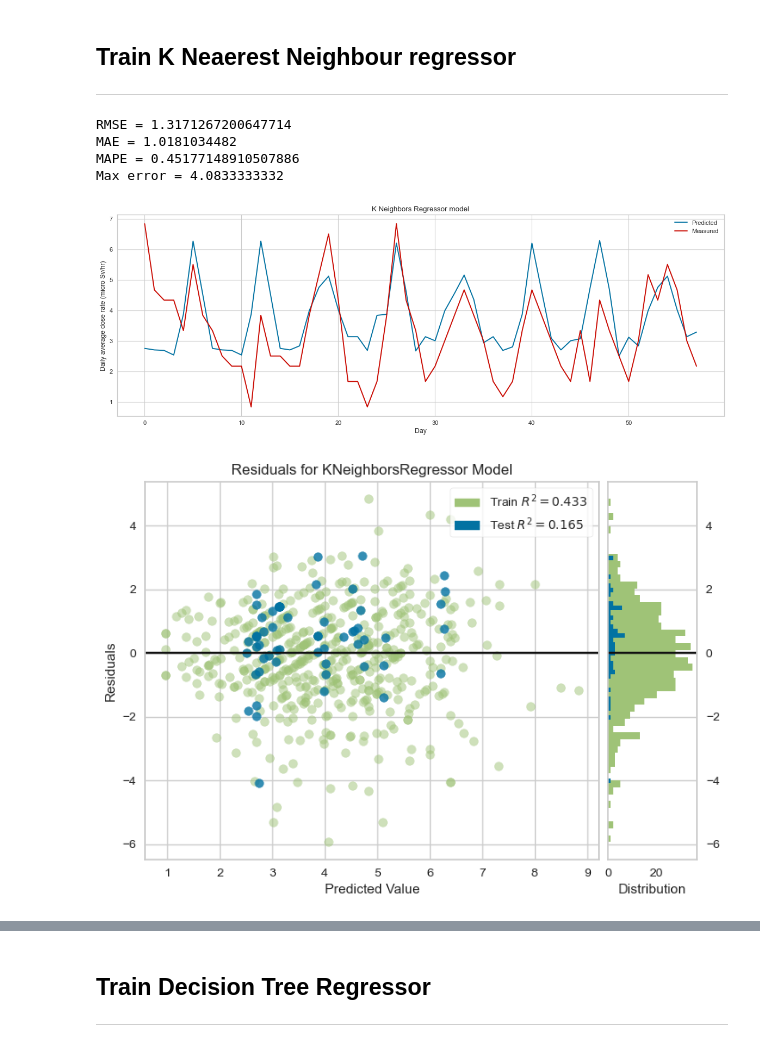
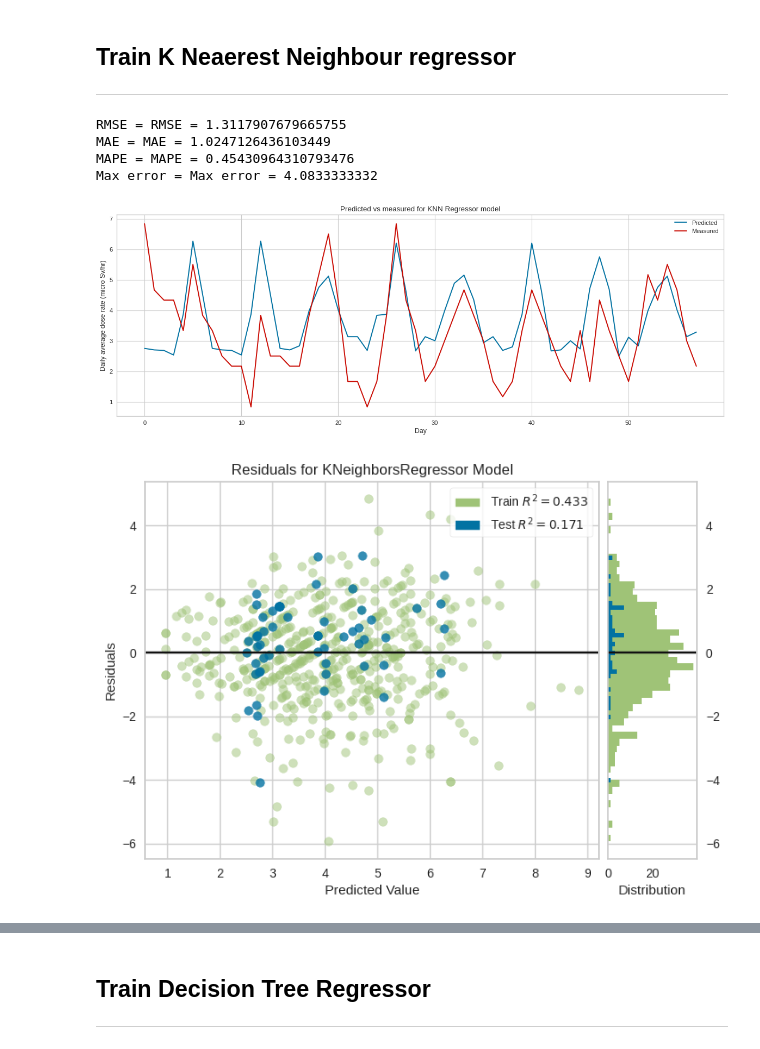
Before and after one commit to RMeades/Environmental-radiation-dose-prediction, a Jupyter notebook: Therapy_riser_dose_rates.ipynb, the cells around one changed output, grey strips where cells are left out. Cells and saved outputs as stored; diff of their text form; code cells hidden in the pictures.

```diff
--- a/Therapy_riser_dose_rates.ipynb
+++ b/Therapy_riser_dose_rates.ipynb
@@ -24,7 +25,7 @@ encoder = LabelEncoder()
 data['WKDY'] = encoder.fit_transform(data['WKDY'])
 
 # Split the data into features (X) and labels (y)
-X = data.drop(["1F dose rate"], 1)
+X = data.drop(["1F dose rate"], axis=1)
 y = data["1F dose rate"]
 
 # Split the data into training and testing sets
@@ -41,3 +78,14 @@ fit_comp = {}
+# %%
+# Define a function to create a residual plot with qq plot
+# for the LinearRegression model
+def res_qq_plot(model, X_train, y_train, X_test, y_test):
+    res_plt = ResidualsPlot(model, train_alpha=0.5, test_alpha=0.8,
+                              train_color="g", test_color="b", is_fitted=True,
+                              hist=False, qqplot=True)
+    res_plt.fit(X_train, y_train)
+    res_plt.score(X_test, y_test)
+    qq_plt = res_plt.show()
+    return qq_plt
 # %% [markdown]
 ## Train Linear Regressor
 ---
@@ -129,66 +161,47 @@ KNN = KNeighborsRegressor()
 KNN.fit(X_train, y_train)
 
 # Make predictions on the test data
 y_pred_KNN = KNN.predict(X_test)
 
 # Calculate evaluation metrics: RMSE, MAE, MAPE, Max error
-KNN_RMSE = np.math.sqrt(mean_squared_error(y_test, y_pred_KNN))
-KNN_MAE = mean_absolute_error(y_test, y_pred_KNN)
-KNN_MAPE = mean_absolute_percentage_error(y_test, y_pred_KNN)
-KNN_ME = max_error(y_test, y_pred_KNN)
+KNN_RMSE, KNN_MAE, KNN_MAPE, KNN_ME = metrics(y_test, y_pred_KNN)
 
 # Print the evaluation metrics
 print("RMSE = " + str(KNN_RMSE))
 print("MAE = " + str(KNN_MAE))
 print("MAPE = " + str(KNN_MAPE))
 print("Max error = " + str(KNN_ME))
 print("")
 
 # Create a figure for plotting the predicted and measured values
-figure(figsize=(18, 6), dpi=80)
-plt.title(label="K Neighbors Regressor model")
-plt.xlabel("Day")
-plt.ylabel("Daily average dose rate (micro Sv/hr)")
-plt.plot(range(0,y_pred_KNN.size), y_pred_KNN, color='b', label="Predicted")
-plt.plot(range(0,y_test.size), y_test, color='r', label="Measured")
-plt.legend(loc="upper right")
-plt.show()
+plot_pred("KNN Regressor", y_test, y_pred_KNN)
 print("")
 
-# Create a residual plot for the model
-KNN_res_plt = ResidualsPlot(KNN, train_alpha=0.5, test_alpha=0.8,
-                         train_color="g", test_color="b", is_fitted =True)
-KNN_res_plt.fit(X_train, y_train)
-KNN_res_plt.score(X_test, y_test)
-KNN_res_plt.show()
-KNN_train_r2score = KNN_res_plt.train_score_
-KNN_test_r2score = KNN_res_plt.test_score_
-KNN_r2score_diff = KNN_train_r2score-KNN_test_r2score
-
+# Create a residual plot with histogram
+KNN_res_hist_plot, KNN_train_r2score, KNN_test_r2score, KNN_r2score_diff = res_hist_plot(KNN,
+                                                                    X_train,
+                                                                    y_train,
+                                                                    X_test,
+                                                                    y_test)
 print("")
 
-# Create a QQ plot for the model
-KNN_QQ_plt = ResidualsPlot(KNN, train_alpha=0.5, test_alpha=0.8,
-                         train_color="g", test_color="b", is_fitted =True, hist=False, qqplot=True)
-KNN_QQ_plt.fit(X_train, y_train)
-KNN_QQ_plt.score(X_test, y_test)
-KNN_QQ_plt.show()
-
+# Create a residual plot with qq plot
+KNN_res_qq_plot = res_qq_plot(KNN, X_train, y_train, X_test, y_test)
 print("")
 
-# Create a prediction error plot for the model
+# Create a prediction error plot
 KNN_error_plt = prediction_error(KNN, X_train, y_train, X_test, y_test, is_fitted =True)
 
 # Store the train R2 score, test R2 score, and the difference between them
 # in the fit_comp dictionary
 fit_comp['KNN']=[KNN_train_r2score, KNN_test_r2score, KNN_r2score_diff]
 
 # Store the RMSE, MAE, MAPE, and max error in the model_comp dictionary
 model_comp['KNN']=[KNN_RMSE, KNN_MAE, KNN_MAPE, KNN_ME]
 # %% [output]
-RMSE = 1.3171267200647714
-MAE = 1.0181034482
-MAPE = 0.45177148910507886
-Max error = 4.0833333332
+RMSE = RMSE = 1.3117907679665755
+MAE = MAE = 1.0247126436103449
+MAPE = MAPE = 0.45430964310793476
+Max error = Max error = 4.0833333332
-[figure, old version]
+[figure, new version]
-[figure, old version]
+[figure, new version]
```
Also changed, not shown: parts of 13 cells of this notebook.
